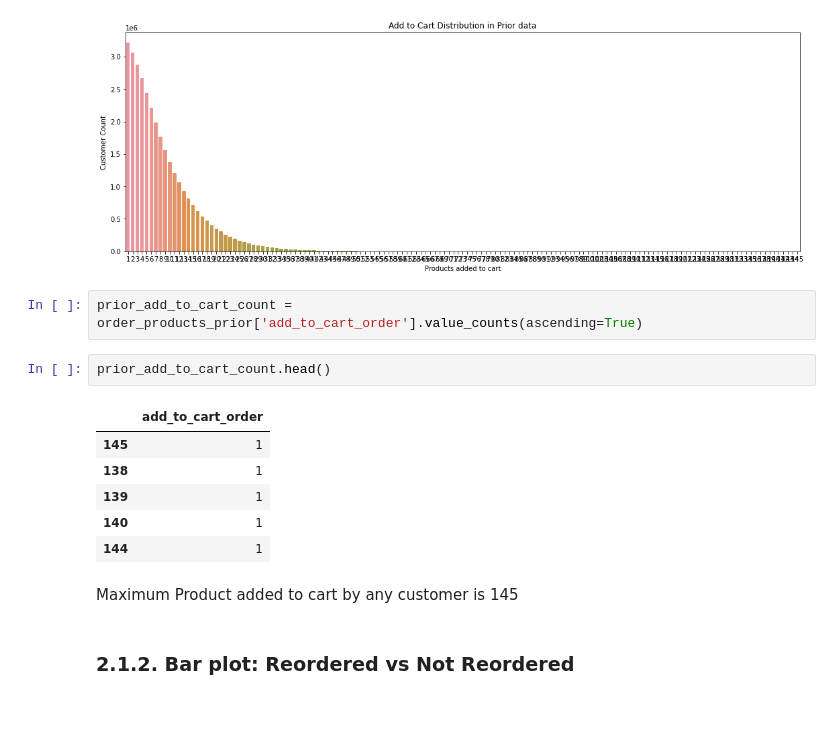
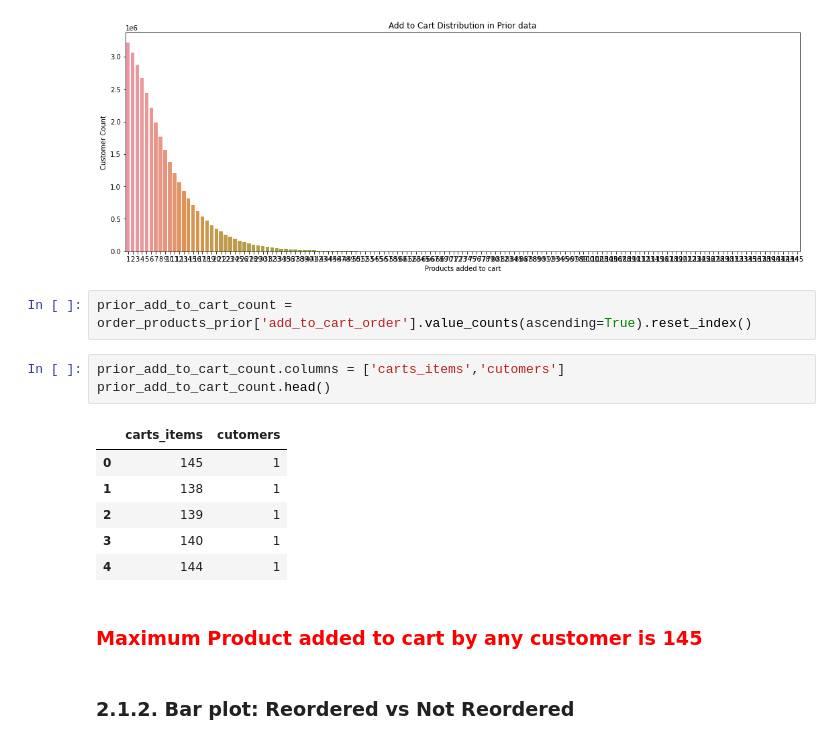
Before and after one commit to satyam2829/Exploratory-Data-Analysis, a Jupyter notebook: Instacart_market_basket_analysis_EDA.ipynb, the cells around one changed output. Saved outputs shown, nothing was run; the diff lists cells and outputs as text; blank space fills up the shorter version.

```diff
--- a/Instacart_market_basket_analysis_EDA.ipynb
+++ b/Instacart_market_basket_analysis_EDA.ipynb
@@ -530,18 +584,19 @@ plt.show()
 # %% [output]
 [figure]
 # %%
-prior_add_to_cart_count = order_products_prior['add_to_cart_order'].value_counts(ascending=True)
+prior_add_to_cart_count = order_products_prior['add_to_cart_order'].value_counts(ascending=True).reset_index()
 # %%
+prior_add_to_cart_count.columns = ['carts_items','cutomers']
 prior_add_to_cart_count.head()
 # %% [output]
-|  | add_to_cart_order |
-| 145 | 1 |
-| 138 | 1 |
-| 139 | 1 |
-| 140 | 1 |
-| 144 | 1 |
+|  | carts_items | cutomers |
+| 0 | 145 | 1 |
+| 1 | 138 | 1 |
+| 2 | 139 | 1 |
+| 3 | 140 | 1 |
+| 4 | 144 | 1 |
 # %% [markdown]
-Maximum Product added to cart by any customer is 145
+<h3 style="color:red">Maximum Product added to cart by any customer is 145</h3>
 # %% [markdown]
 ### 2.1.2. Bar plot: Reordered vs Not Reordered
 # %%
```
Also changed, not shown: parts of 101 cells of this notebook.
